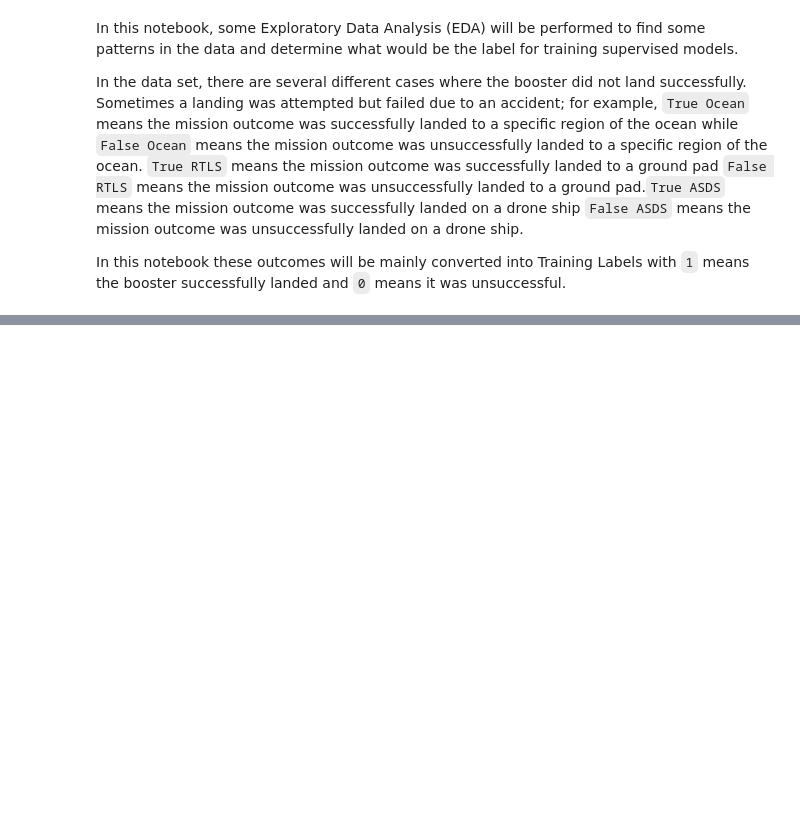
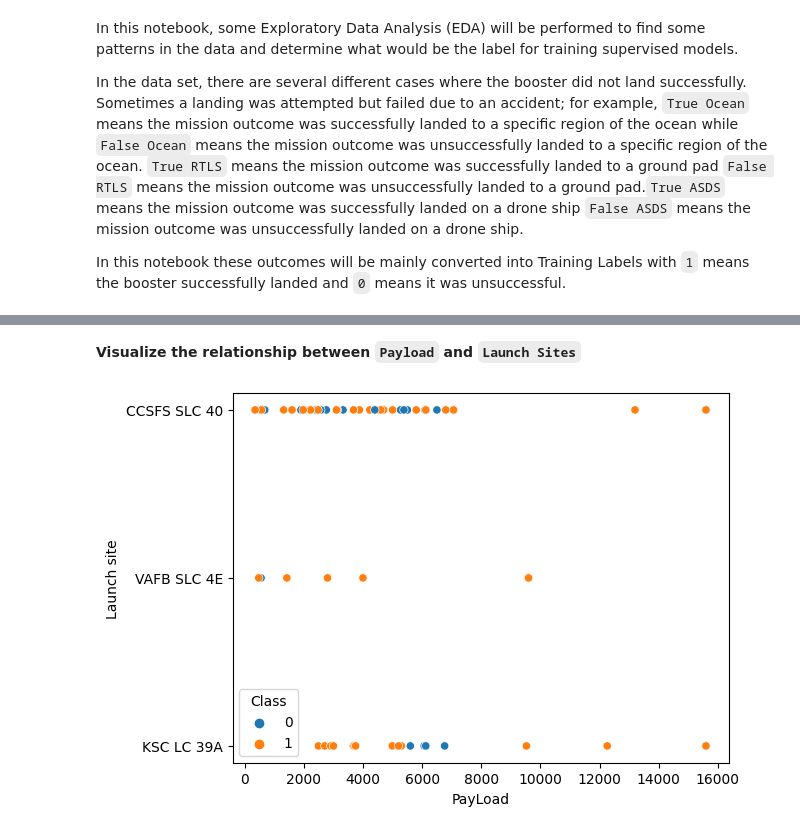
Before and after one commit to farahdahir/SpaceX_Falcon9, a Jupyter notebook: eda.ipynb, the cells around one changed output, grey strips where cells are left out. Saved outputs shown, nothing was run; the diff lists cells and outputs as text; code cells hidden in the pictures; blank space fills up the shorter version.

```diff
--- a/eda.ipynb
+++ b/eda.ipynb
@@ -16,0 +269,10 @@ Perform exploratory  Data Analysis and determine Training Labels
+# %% [markdown]
+<b>Visualize the relationship between `Payload` and `Launch Sites`</b>
+# %%
+# Scatter point chart with x axis to be Pay Load Mass (kg) and y axis to be the launch site, and hue to be the class value
+sns.scatterplot(x='PayloadMass', y='LaunchSite', data=df, hue="Class")
+plt.xlabel("PayLoad")
+plt.ylabel('Launch site')
+plt.show()
+# %% [output]
+[figure, added]
```
Also changed, not shown: parts of 64 cells of this notebook, 13 other files.
